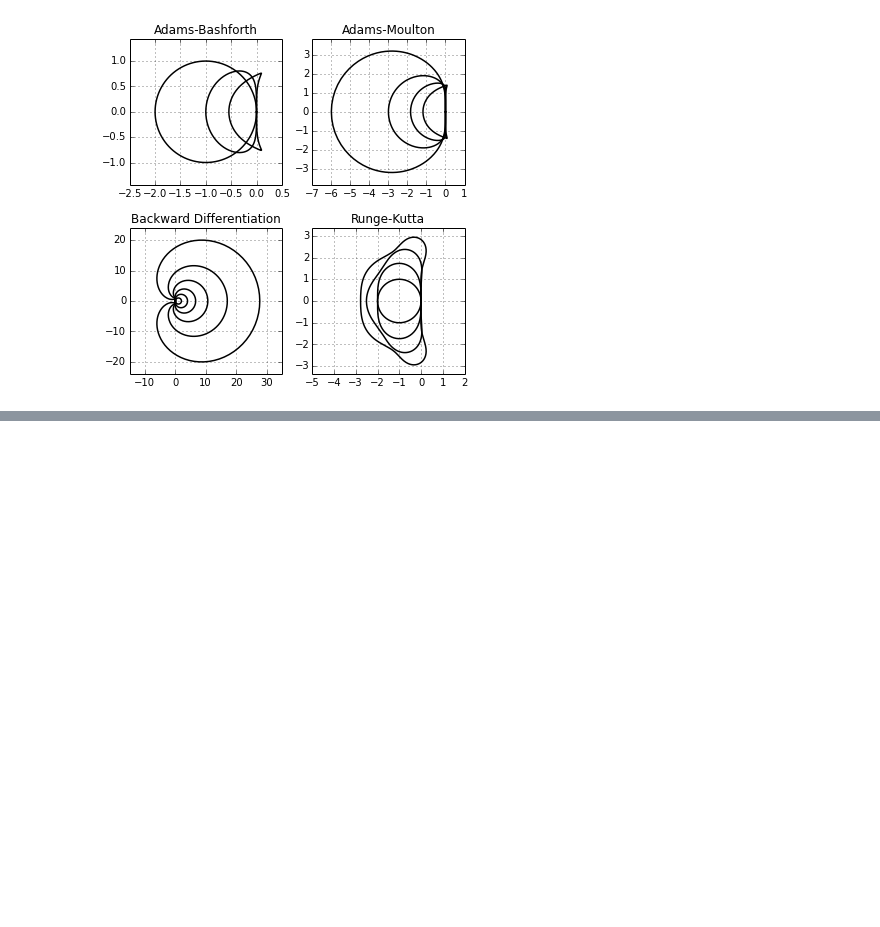
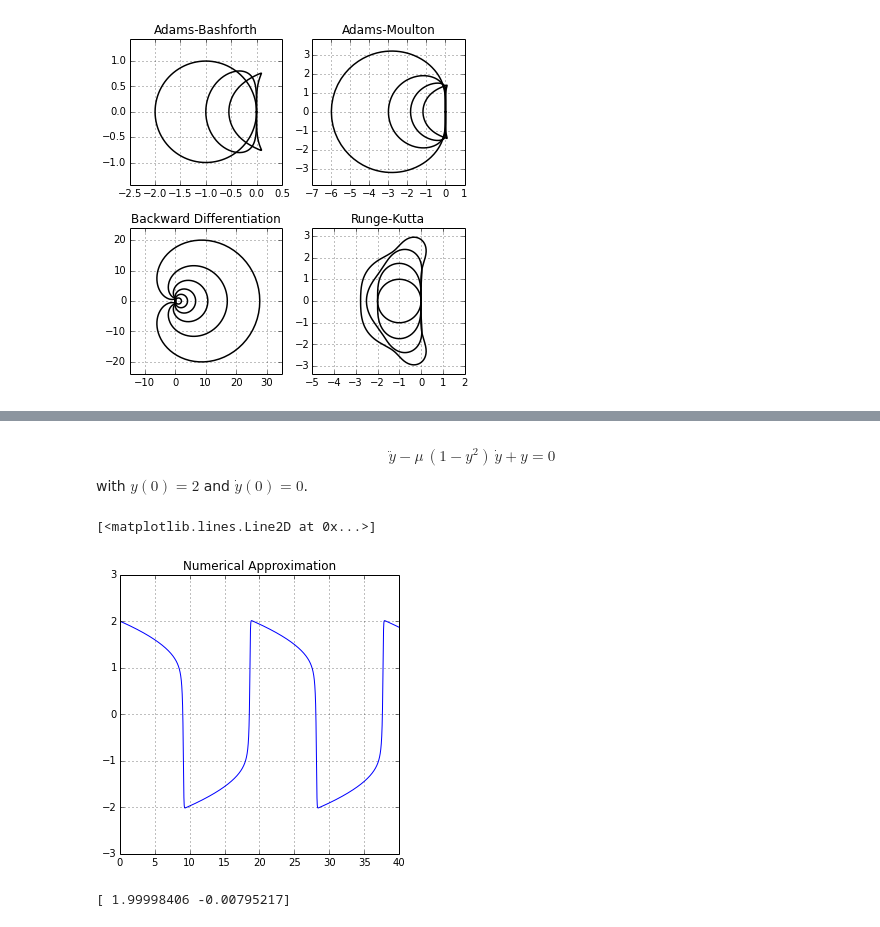
Before and after one commit to sebastiandres/ILI286, a Jupyter notebook: ipynb/U3_StabilityRegions_and_More.ipynb, the cells around one changed output, grey strips where cells are left out. Drawn from its saved outputs; the diff is of its cells as text; code cells hidden in the pictures; blank space fills up the shorter version.

```diff
--- a/ipynb/U3_StabilityRegions.ipynb
+++ b/ipynb/U3_StabilityRegions_and_More.ipynb
@@ -141,0 +217,38 @@ pyplot.show()
+# %% [markdown]
+$$\ddot{y}-\mu\,(1-y^2)\,\dot{y}+y=0$$ with $y(0)=2$ and $\dot{y}(0)=0$.
+# %%
+def my_vdp(t,y):
+    mu=10
+    y1=y[0]
+    y2=y[1]
+    return np.array([y2, mu*(1-y1**2)*y2-y1])
+# %%
+y0=[2, 0]
+
+h=0.001
+
+T=40
+
+t_times = np.arange(0, T, h)
+y_output = np.zeros([t_times.size,2])
+y_output[0,:] = y0
+for i in range(1,t_times.size):
+    y_output[i,:]=RK4_ode(y_output[i-1,:],t_times[i-1],my_vdp,h)
+
+fig = pyplot.figure(figsize=(5,5))
+ax = fig.gca()
+#ax.axis("equal")
+ax.grid(True)
+ax.set_title("Numerical Approximation")
+#ax.axis([0, 4, -2, 2])
+
+plot(t_times,y_output[:,0],'-')
+#plot(t_times,y_output[:,0],'.k')
+# %% [output]
+[<matplotlib.lines.Line2D at 0x...>]
+[figure, added]
+# %%
+y_output[0,:]=RK4_ode(y_output[0,:],t_times[0],my_vdp,h)
+print y_output[0,:]
+# %% [output]
+[ 1.99998406 -0.00795217]
```
Also changed, not shown: parts of 12 cells of this notebook, 1 other file.
